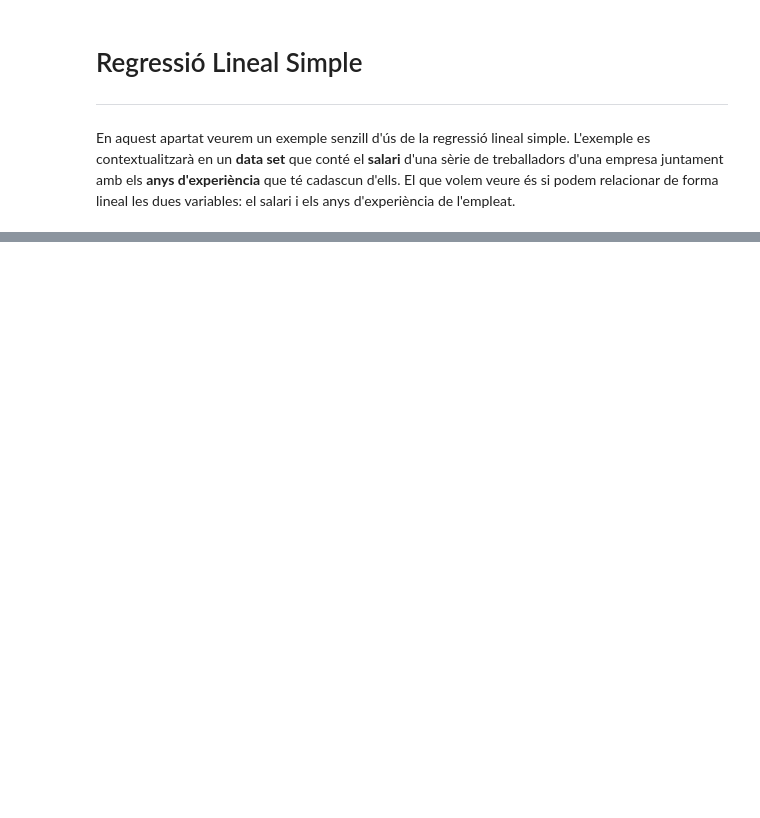
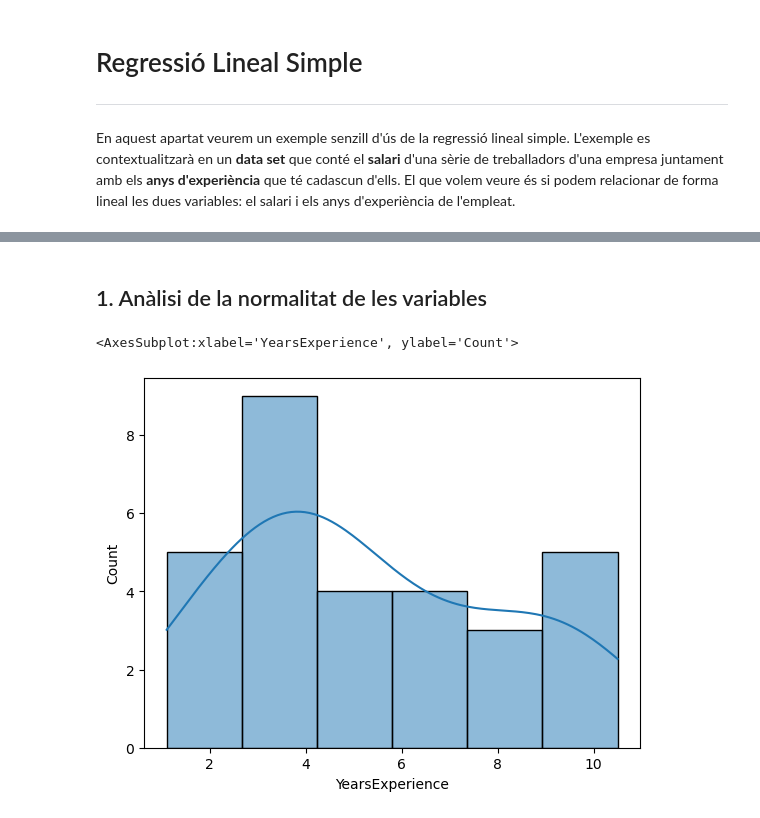
Before and after one commit to robertventura/sistemes-aprenentatge-automatic, a Jupyter notebook: 02_models_supervisats/02_regressio_lineal_simple.ipynb, the cells around one changed output, grey strips where cells are left out. Cells and saved outputs as stored; diff of their text form; code cells hidden in the pictures; blank space fills up the shorter version.

```diff
--- a/02_models_supervisats/02_regressio_lineal_simple.ipynb
+++ b/02_models_supervisats/02_regressio_lineal_simple.ipynb
@@ -133,0 +58,7 @@ AttributeError: 'LinearRegression' object has no attribute 'summary'
+# %% [markdown]
+## 1. Anàlisi de la normalitat de les variables
+# %%
+sns.histplot(data=dades, x="YearsExperience", kde=True)
+# %% [output]
+<AxesSubplot:xlabel='YearsExperience', ylabel='Count'>
+[figure, added]
```
Also changed, not shown: parts of 47 cells of this notebook, 4 other files.
